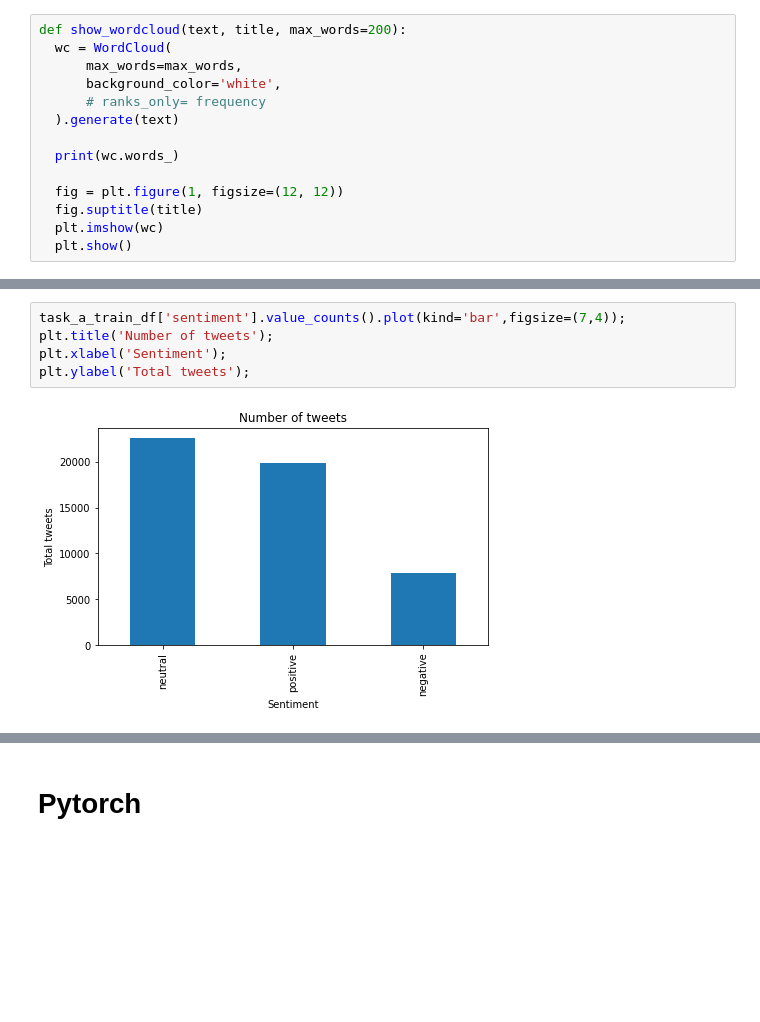
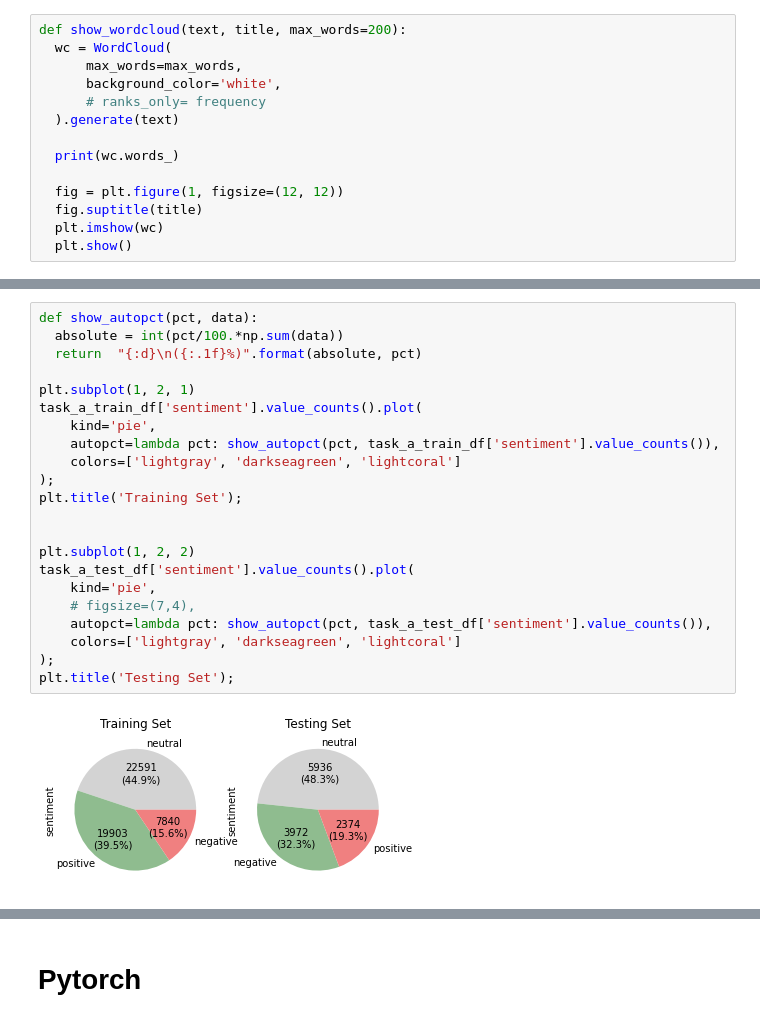
Before and after one commit to donyeun/AMLSII_19-20_SN18154195, a Jupyter notebook: AMLS_II.ipynb, the cells around one changed output, grey strips where cells are left out. Saved outputs shown, nothing was run; the diff lists cells and outputs as text; blank space fills up the shorter version.

```diff
--- a/AMLS_II.ipynb
+++ b/AMLS_II.ipynb
@@ -324,10 +365,27 @@ Microsoft, I may not prefer your gaming branch of business. But, you do make a d
-# %%
-task_a_train_df['sentiment'].value_counts().plot(kind='bar',figsize=(7,4));
-plt.title('Number of tweets');
-plt.xlabel('Sentiment');
-plt.ylabel('Total tweets');
-# %% [output]
-[figure, removed]
+# %%
+def show_autopct(pct, data):
+  absolute = int(pct/100.*np.sum(data))
+  return  "{:d}\n({:.1f}%)".format(absolute, pct)
+
+plt.subplot(1, 2, 1)
+task_a_train_df['sentiment'].value_counts().plot(
+    kind='pie',
+    autopct=lambda pct: show_autopct(pct, task_a_train_df['sentiment'].value_counts()),
+    colors=['lightgray', 'darkseagreen', 'lightcoral']
+);
+plt.title('Training Set');
+
+
+plt.subplot(1, 2, 2)
+task_a_test_df['sentiment'].value_counts().plot(
+    kind='pie',
+    # figsize=(7,4),
+    autopct=lambda pct: show_autopct(pct, task_a_test_df['sentiment'].value_counts()),
+    colors=['lightgray', 'darkseagreen', 'lightcoral']
+);
+plt.title('Testing Set');
+# %% [output]
+[figure, added]
 # %%
 task_b_train_df[task_b_train_df['text'].str.contains('not')]
 # %% [output]
```
Also changed, not shown: parts of 47 cells of this notebook.
